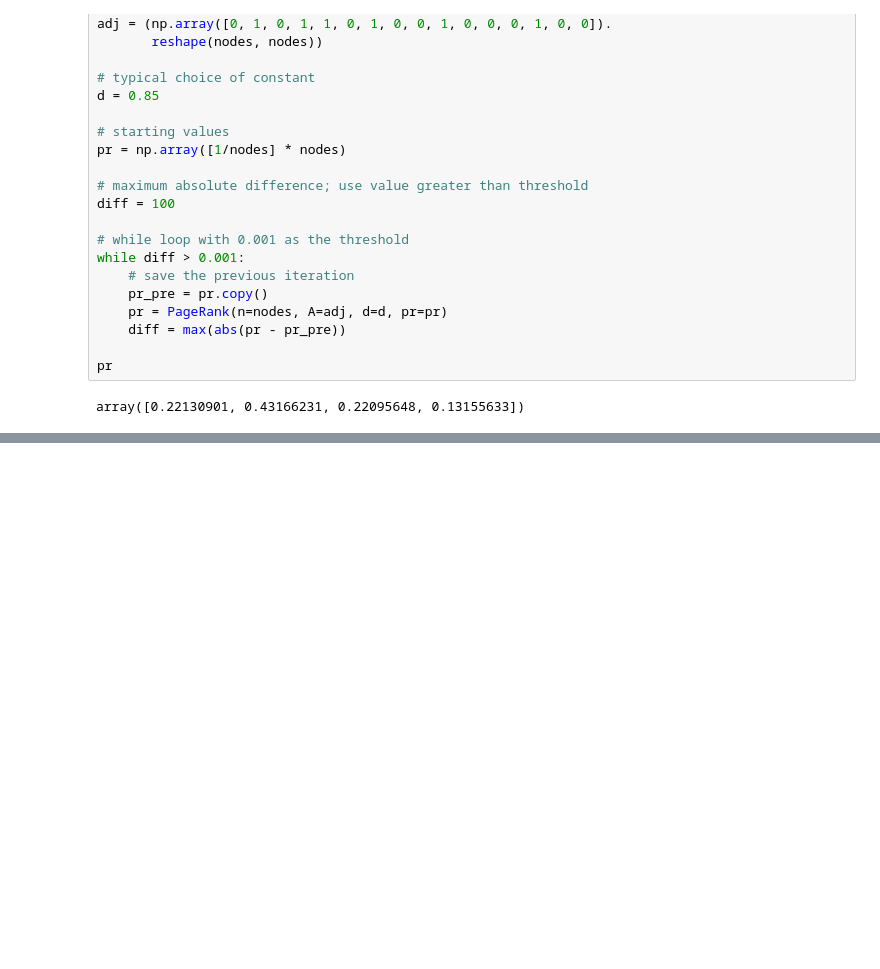
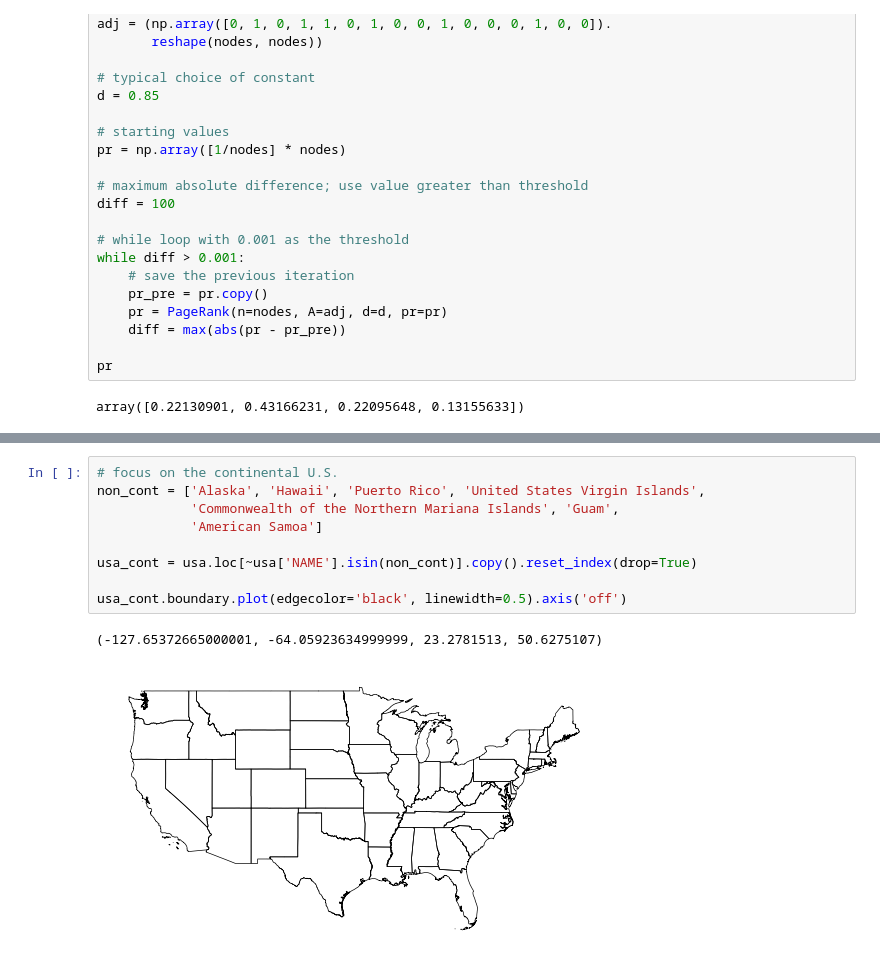
Before and after one commit to jeffallen13/qsspy, a Jupyter notebook: DISCOVERY/discovery-py.ipynb, the cells around one changed output, grey strips where cells are left out. Saved outputs shown, nothing was run; the diff lists cells and outputs as text; blank space fills up the shorter version.

```diff
--- a/DISCOVERY/discovery-py.ipynb
+++ b/DISCOVERY/discovery-py.ipynb
@@ -919,0 +966,12 @@ array([0.22130901, 0.43166231, 0.22095648, 0.13155633])
+# %%
+# focus on the continental U.S.
+non_cont = ['Alaska', 'Hawaii', 'Puerto Rico', 'United States Virgin Islands',
+            'Commonwealth of the Northern Mariana Islands', 'Guam',
+            'American Samoa']
+
+usa_cont = usa.loc[~usa['NAME'].isin(non_cont)].copy().reset_index(drop=True)
+
+usa_cont.boundary.plot(edgecolor='black', linewidth=0.5).axis('off')
+# %% [output]
+(-127.65372665000001, -64.05923634999999, 23.2781513, 50.6275107)
+[figure, added]
```
Also changed, not shown: parts of 22 cells of this notebook, 10 other files.
